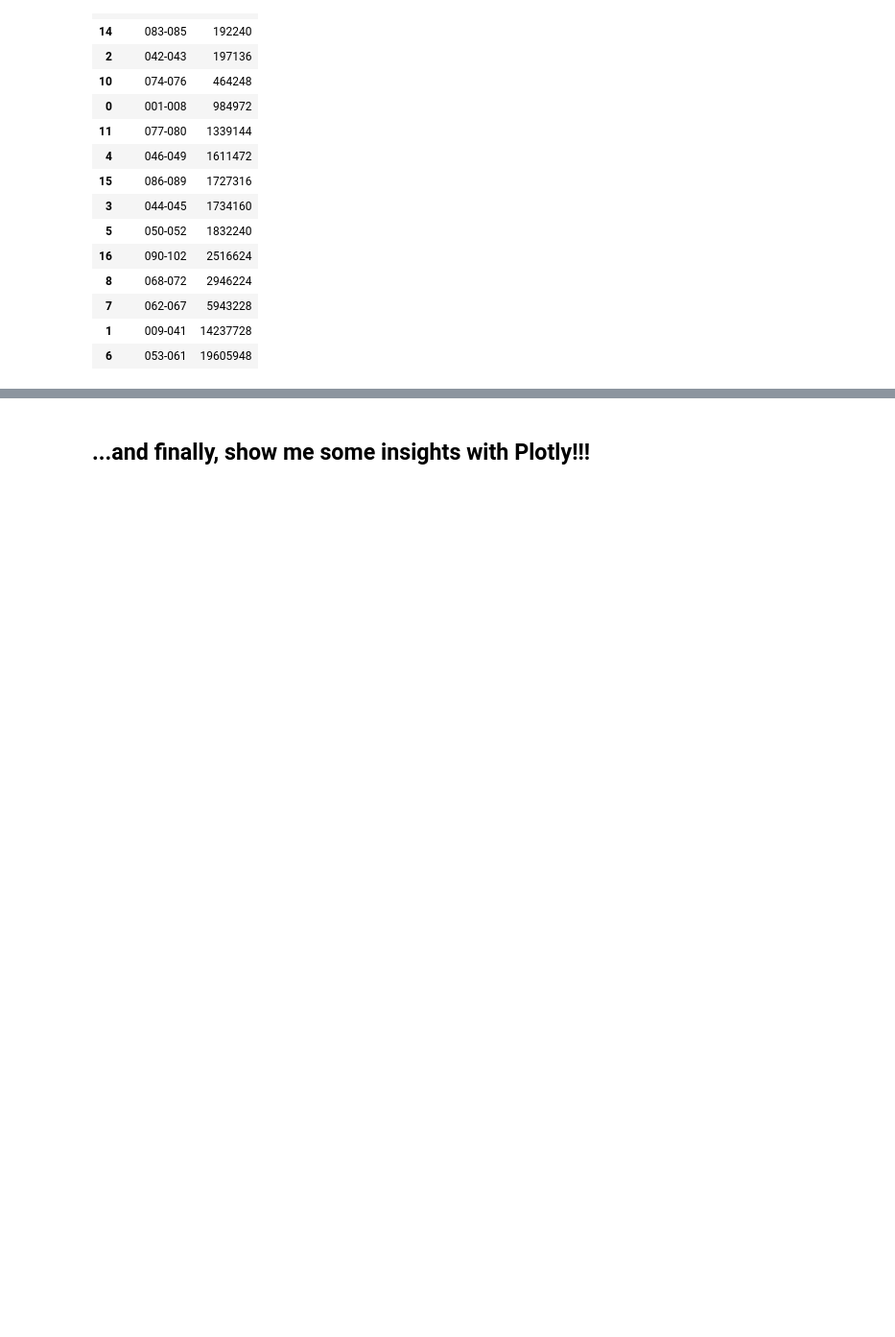
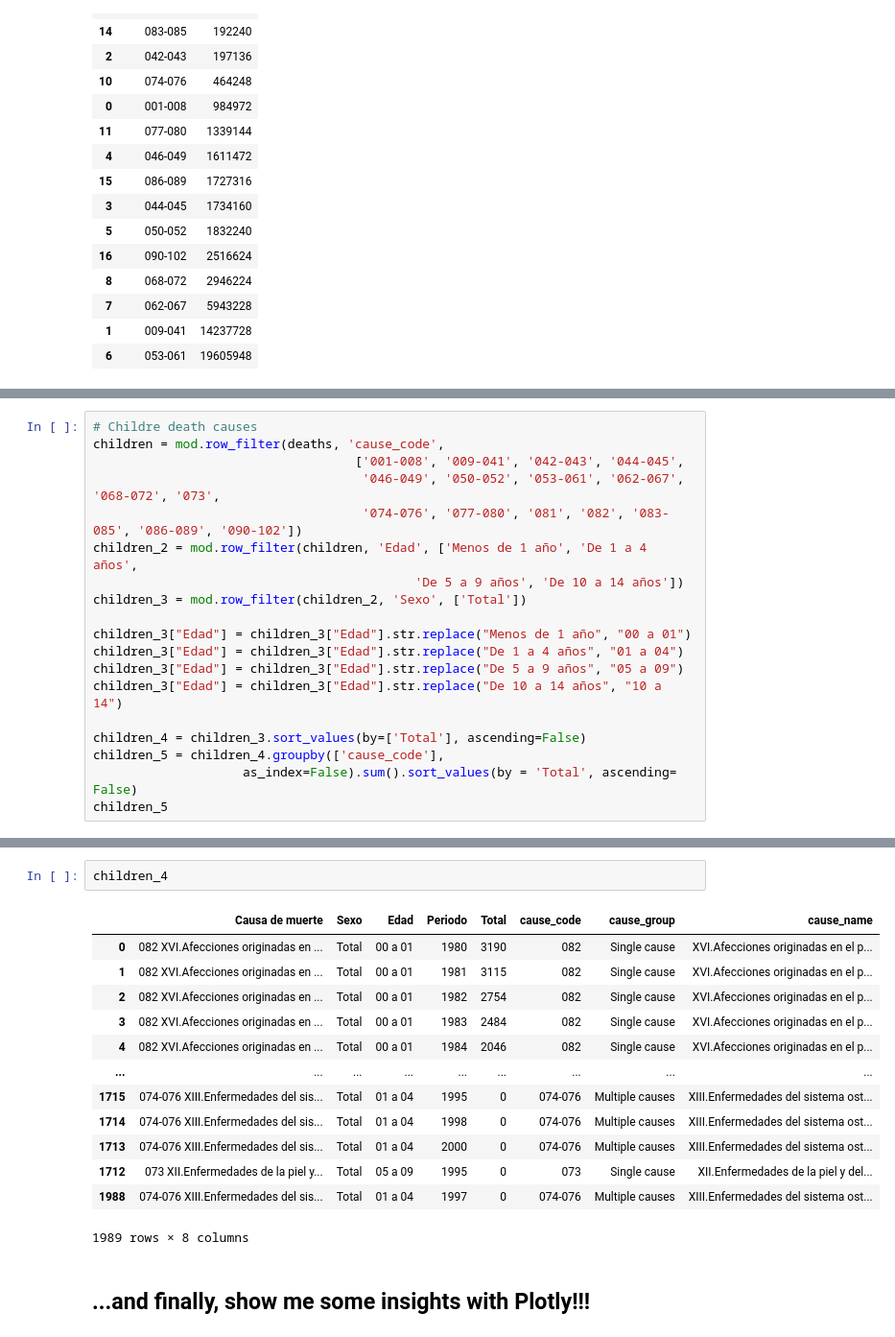
Before and after one commit to MargaMontV/deadly_viz_challenge, a Jupyter notebook: notebooks/deadly_viz_challenge.ipynb, the cells around one changed output, grey strips where cells are left out. Shown: that part at 96% size. Drawn from its saved outputs; the diff is of its cells as text; blank space fills up the shorter version.

```diff
--- a/notebooks/deadly_viz_challenge.ipynb
+++ b/notebooks/deadly_viz_challenge.ipynb
@@ -292,0 +320,19 @@ dataset.head()
+# %%
+# Childre death causes
+children = mod.row_filter(deaths, 'cause_code',
+                                   ['001-008', '009-041', '042-043', '044-045',
+                                    '046-049', '050-052', '053-061', '062-067', '068-072', '073',
+                                    '074-076', '077-080', '081', '082', '083-085', '086-089', '090-102'])
+children_2 = mod.row_filter(children, 'Edad', ['Menos de 1 año', 'De 1 a 4 años',
+                                           'De 5 a 9 años', 'De 10 a 14 años'])
+children_3 = mod.row_filter(children_2, 'Sexo', ['Total'])
+
+children_3["Edad"] = children_3["Edad"].str.replace("Menos de 1 año", "00 a 01")
+children_3["Edad"] = children_3["Edad"].str.replace("De 1 a 4 años", "01 a 04")
+children_3["Edad"] = children_3["Edad"].str.replace("De 5 a 9 años", "05 a 09")
+children_3["Edad"] = children_3["Edad"].str.replace("De 10 a 14 años", "10 a 14")
+
+children_4 = children_3.sort_values(by=['Total'], ascending=False)
+children_5 = children_4.groupby(['cause_code'],
+                    as_index=False).sum().sort_values(by = 'Total', ascending= False)
+children_5
@@ -293,2 +359,18 @@ dataset.head()
+# %%
+children_4
+# %% [output]
+|  | Causa de muerte | Sexo | Edad | Periodo | Total | cause_code | cause_group | cause_name |
+| 0 | 082 XVI.Afecciones originadas en ... | Total | 00 a 01 | 1980 | 3190 | 082 | Single cause | XVI.Afecciones originadas en el p... |
+| 1 | 082 XVI.Afecciones originadas en ... | Total | 00 a 01 | 1981 | 3115 | 082 | Single cause | XVI.Afecciones originadas en el p... |
+| 2 | 082 XVI.Afecciones originadas en ... | Total | 00 a 01 | 1982 | 2754 | 082 | Single cause | XVI.Afecciones originadas en el p... |
+| 3 | 082 XVI.Afecciones originadas en ... | Total | 00 a 01 | 1983 | 2484 | 082 | Single cause | XVI.Afecciones originadas en el p... |
+| 4 | 082 XVI.Afecciones originadas en ... | Total | 00 a 01 | 1984 | 2046 | 082 | Single cause | XVI.Afecciones originadas en el p... |
+| ... | ... | ... | ... | ... | ... | ... | ... | ... |
+| 1715 | 074-076 XIII.Enfermedades del sis... | Total | 01 a 04 | 1995 | 0 | 074-076 | Multiple causes | XIII.Enfermedades del sistema ost... |
+| 1714 | 074-076 XIII.Enfermedades del sis... | Total | 01 a 04 | 1998 | 0 | 074-076 | Multiple causes | XIII.Enfermedades del sistema ost... |
+| 1713 | 074-076 XIII.Enfermedades del sis... | Total | 01 a 04 | 2000 | 0 | 074-076 | Multiple causes | XIII.Enfermedades del sistema ost... |
+| 1712 | 073 XII.Enfermedades de la piel y... | Total | 05 a 09 | 1995 | 0 | 073 | Single cause | XII.Enfermedades de la piel y del... |
+| 1988 | 074-076 XIII.Enfermedades del sis... | Total | 01 a 04 | 1997 | 0 | 074-076 | Multiple causes | XIII.Enfermedades del sistema ost... |
+1989 rows × 8 columns
 # %% [markdown]
 ## ...and finally, show me some insights with Plotly!!!
```
Also changed, not shown: parts of 19 cells of this notebook.
